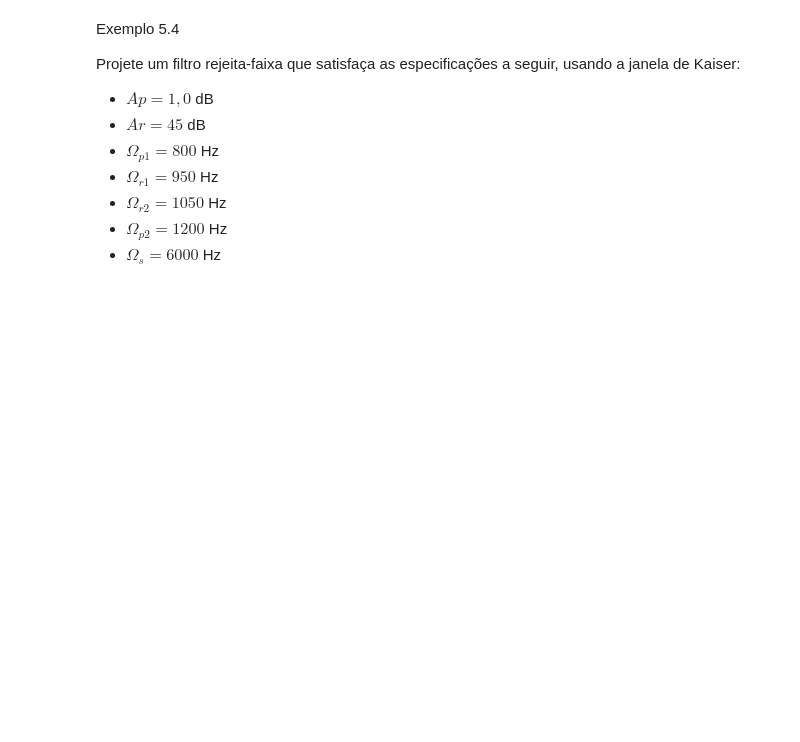
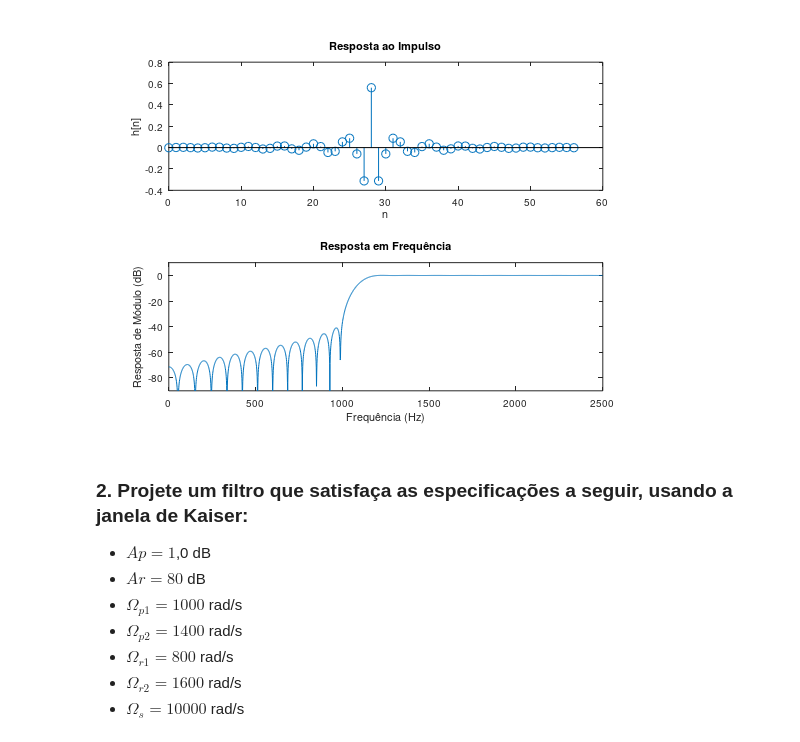
Before and after one commit to gabrielluizep/workbook-eng-telecom, a Jupyter notebook: psd/fir-janelas.ipynb, the cells around one changed output. Saved outputs shown, nothing was run; the diff lists cells and outputs as text; code cells hidden in the pictures; blank space fills up the shorter version.

```diff
--- a/psd/fir-janelas.ipynb
+++ b/psd/fir-janelas.ipynb
@@ -133,12 +114,49 @@ plt.show()
+# %%
+pkg load signal
+clear all; close all; clc;
+
+Ap = 1;
+Ar = 40;
+Omega_p = 1000;
+Omega_r = 1200;
+Omega_s = 5000;
+
+F = [Omega_p Omega_r];
+A = [0 1];
+
+delta_p = (10^(0.05*Ap) - 1)/(10^(0.05*Ap) + 1);
+delta_r = 10^(-0.05*Ar);
+ripples = [delta_p delta_r];
+
+[M,Wn,beta,FILTYPE] = kaiserord(F,A,ripples,Omega_s);
+kaiser_win = kaiser(M+1,beta);
+
+h = fir1(M,Wn,FILTYPE,kaiser_win,'noscale');
+[H,w]=freqz(h,1,2048,Omega_s);
+
+figure;
+
+subplot(211);
+stem(0:M,h)
+ylabel('h[n]');
+xlabel('n');
+title('Resposta ao Impulso');
+
+subplot(212);
+plot(w,20*log10(abs(H)))
+axis([0 Omega_s/2 -90 10])
+title('Resposta em Frequência');
+xlabel('Frequência (Hz)');
+ylabel('Resposta de Módulo (dB)');
+# %% [output]
+[figure, added]
 # %% [markdown]
-Exemplo 5.4
+### 2. Projete um filtro que satisfaça as especificações a seguir, usando a janela de Kaiser:
 
-Projete um filtro rejeita-faixa que satisfaça as especificações a seguir, usando a janela de Kaiser:
-
-- $Ap = 1,0$ dB
-- $Ar = 45$ dB
-- $\Omega_{p1} = 800$ Hz
-- $\Omega_{r1} = 950$ Hz
-- $\Omega_{r2} = 1050$ Hz
-- $\Omega_{p2} = 1200$ Hz
-- $\Omega_{s} = 6000$ Hz
+- $Ap = 1$,0 dB
+- $Ar = 80$ dB
+- $\Omega_{p1} = 1000$ rad/s
+- $\Omega_{p2} = 1400$ rad/s
+- $\Omega_{r1} = 800$ rad/s
+- $\Omega_{r2} = 1600$ rad/s
+- $\Omega_{s} = 10000$ rad/s
```
Also changed, not shown: parts of 18 cells of this notebook.
